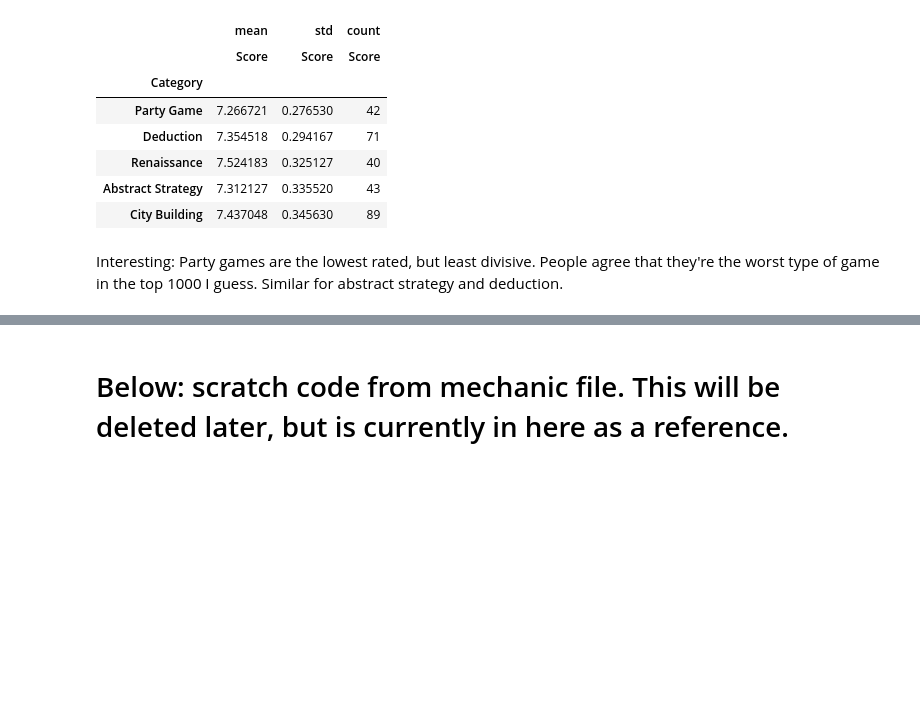
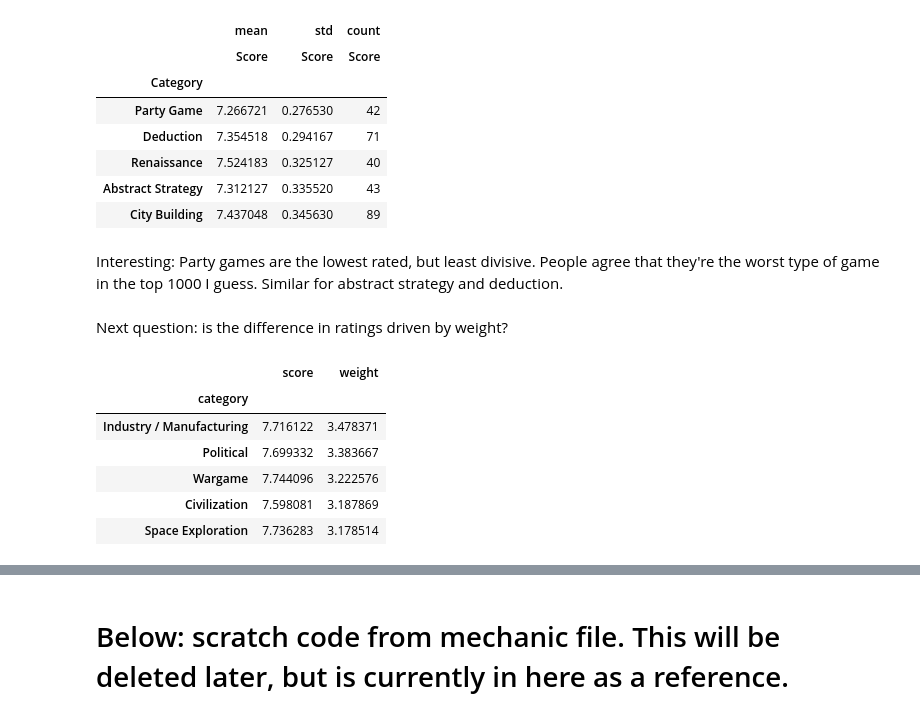
Before and after one commit to MarshallKrakauer/BGGAnalysis, a Jupyter notebook: BestCategories.ipynb, the cells around one changed output, grey strips where cells are left out. Cells and saved outputs as stored; diff of their text form; code cells hidden in the pictures; blank space fills up the shorter version.

```diff
--- a/BestCategories.ipynb
+++ b/BestCategories.ipynb
@@ -189,3 +190,5 @@ std_pivot.sort_values(by=('std','Score'), ascending=True).head(5)
 | City Building | 7.437048 | 0.345630 | 89 |
 # %% [markdown]
 Interesting: Party games are the lowest rated, but least divisive. People agree that they're the worst type of game in the top 1000 I guess. Similar for abstract strategy and deduction.
+# %% [markdown]
+Next question: is the difference in ratings driven by weight?
@@ -191,0 +224,10 @@ Interesting: Party games are the lowest rated, but least divisive. People agree
+# %%
+weight_pivot.sort_values('weight',ascending=False).head(5)
+# %% [output]
+|  | score | weight |
+| category |  |  |
+| Industry / Manufacturing | 7.716122 | 3.478371 |
+| Political | 7.699332 | 3.383667 |
+| Wargame | 7.744096 | 3.222576 |
+| Civilization | 7.598081 | 3.187869 |
+| Space Exploration | 7.736283 | 3.178514 |
```
Also changed, not shown: parts of 9 cells of this notebook.
